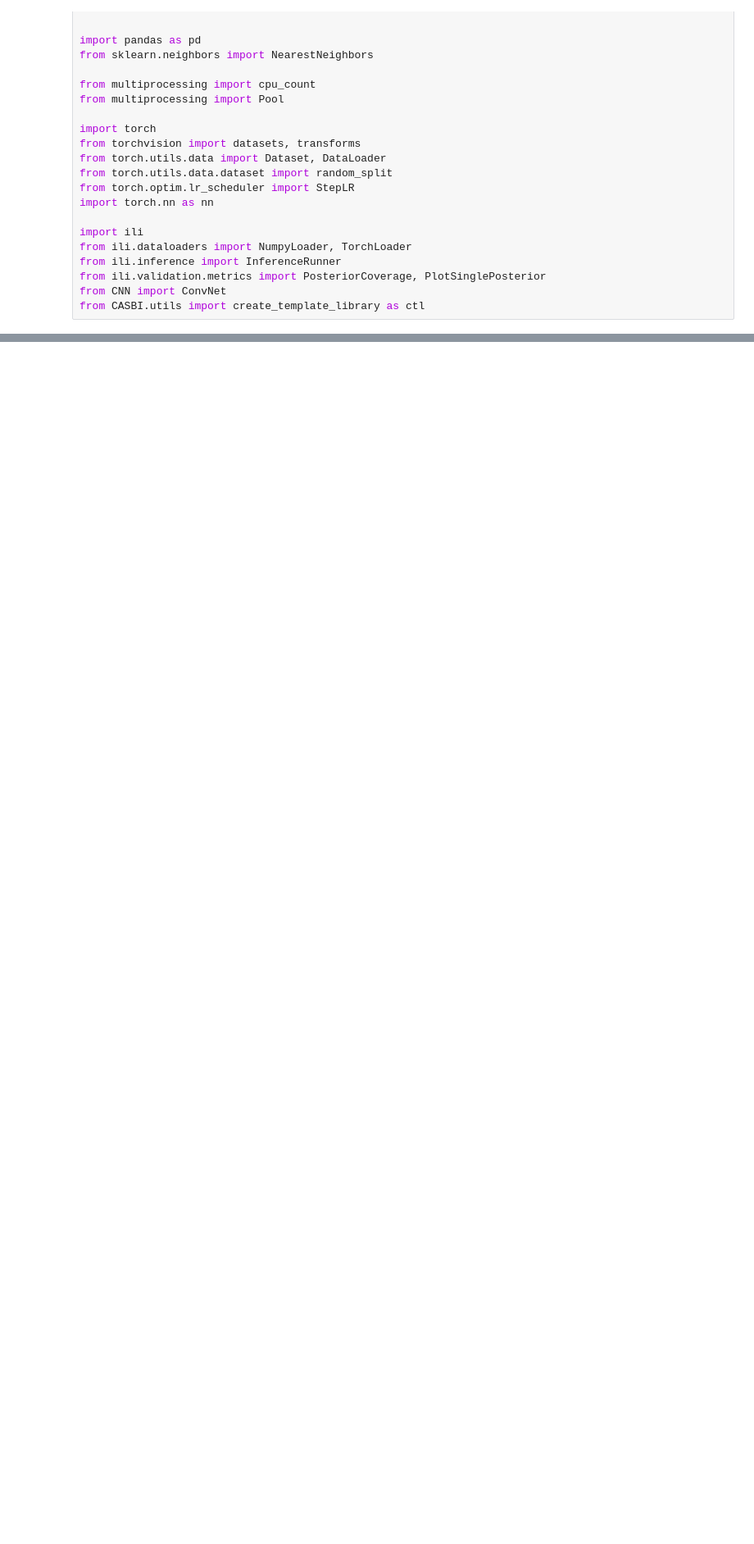
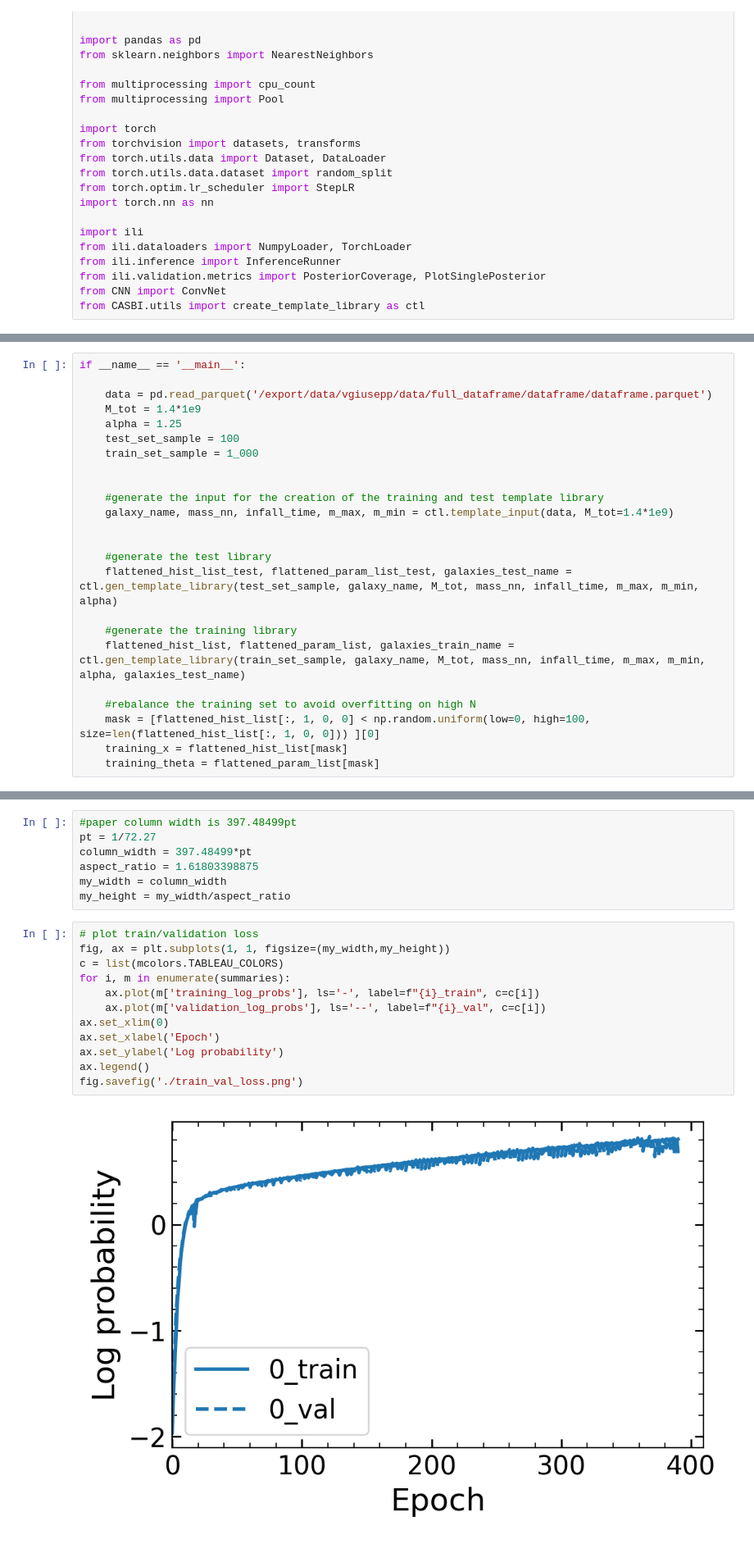
Before and after one commit to vepe99/CASBI, a Jupyter notebook: notebooks/ltu_ili_test/lampe/reproducibility.ipynb, the cells around one changed output, grey strips where cells are left out. Shown at 82% size. Cells and saved outputs as stored; diff of their text form; blank space fills up the shorter version.

```diff
--- a/notebooks/ltu_ili_test/lampe/reproducibility.ipynb
+++ b/notebooks/ltu_ili_test/lampe/reproducibility.ipynb
@@ -199,0 +34,24 @@ unique galaxy in the test set that are not empty: 96
+# %%
+if __name__ == '__main__':
+
+    data = pd.read_parquet('/export/data/vgiusepp/data/full_dataframe/dataframe/dataframe.parquet')
+    M_tot = 1.4*1e9
+    alpha = 1.25
+    test_set_sample = 100
+    train_set_sample = 1_000
+
+
+    #generate the input for the creation of the training and test template library
+    galaxy_name, mass_nn, infall_time, m_max, m_min = ctl.template_input(data, M_tot=1.4*1e9)
+
+
+    #generate the test library
+    flattened_hist_list_test, flattened_param_list_test, galaxies_test_name = ctl.gen_template_library(test_set_sample, galaxy_name, M_tot, mass_nn, infall_time, m_max, m_min, alpha)
+
+    #generate the training library
+    flattened_hist_list, flattened_param_list, galaxies_train_name = ctl.gen_template_library(train_set_sample, galaxy_name, M_tot, mass_nn, infall_time, m_max, m_min, alpha, galaxies_test_name)
+
+    #rebalance the training set to avoid overfitting on high N
+    mask = [flattened_hist_list[:, 1, 0, 0] < np.random.uniform(low=0, high=100, size=len(flattened_hist_list[:, 1, 0, 0])) ][0]
+    training_x = flattened_hist_list[mask]
+    training_theta = flattened_param_list[mask]
@@ -199,0 +187,21 @@ unique galaxy in the test set that are not empty: 96
+# %%
+#paper column width is 397.48499pt
+pt = 1/72.27
+column_width = 397.48499*pt
+aspect_ratio = 1.61803398875
+my_width = column_width
+my_height = my_width/aspect_ratio
+# %%
+# plot train/validation loss
+fig, ax = plt.subplots(1, 1, figsize=(my_width,my_height))
+c = list(mcolors.TABLEAU_COLORS)
+for i, m in enumerate(summaries):
+    ax.plot(m['training_log_probs'], ls='-', label=f"{i}_train", c=c[i])
+    ax.plot(m['validation_log_probs'], ls='--', label=f"{i}_val", c=c[i])
+ax.set_xlim(0)
+ax.set_xlabel('Epoch')
+ax.set_ylabel('Log probability')
+ax.legend()
+fig.savefig('./train_val_loss.png')
+# %% [output]
+[figure, added]
```
Also changed, not shown: parts of 6 cells of this notebook, 2 other files.
